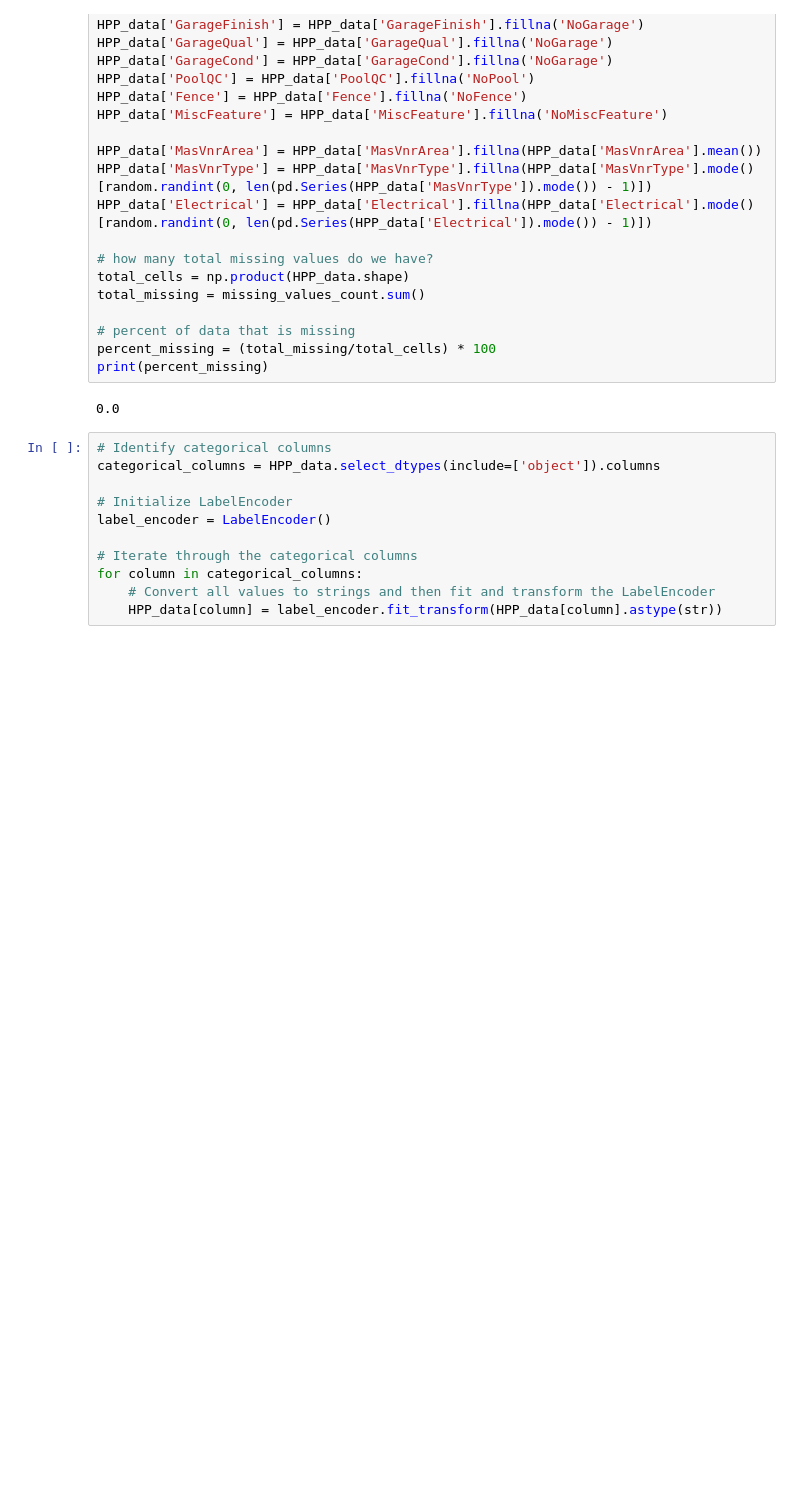
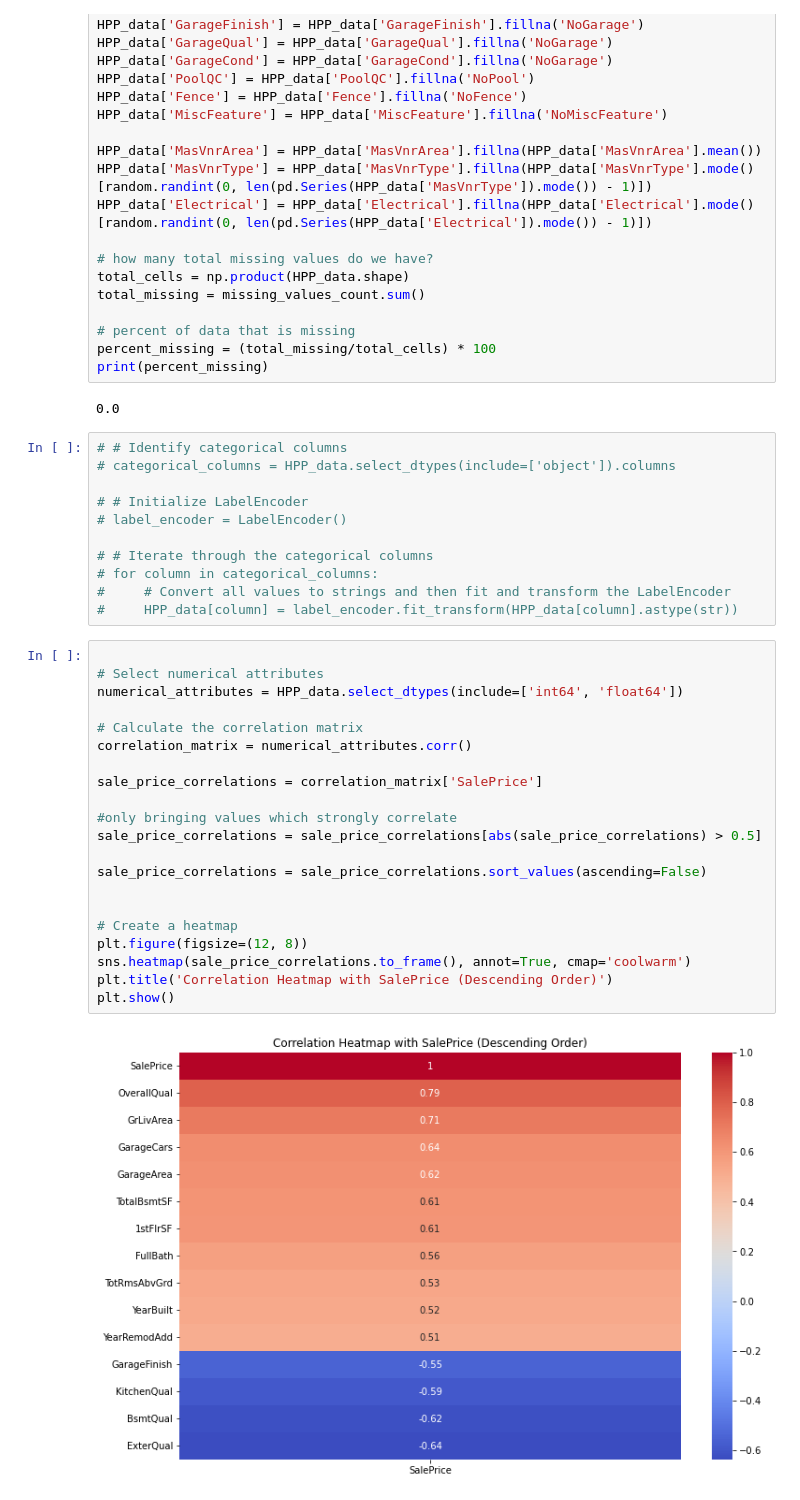
Before and after one commit to hakonsonstebo/HPP, a Jupyter notebook: frederickPlay/Preprocessing.ipynb, the cells around one changed output. Saved outputs shown, nothing was run; the diff lists cells and outputs as text; blank space fills up the shorter version.

```diff
--- a/frederickPlay/Preprocessing.ipynb
+++ b/frederickPlay/Preprocessing.ipynb
@@ -179,13 +179,36 @@ print(percent_missing)
 # %% [output]
 0.0
 # %%
-# Identify categorical columns
-categorical_columns = HPP_data.select_dtypes(include=['object']).columns
+# # Identify categorical columns
+# categorical_columns = HPP_data.select_dtypes(include=['object']).columns
 
-# Initialize LabelEncoder
-label_encoder = LabelEncoder()
+# # Initialize LabelEncoder
+# label_encoder = LabelEncoder()
 
-# Iterate through the categorical columns
-for column in categorical_columns:
-    # Convert all values to strings and then fit and transform the LabelEncoder
-    HPP_data[column] = label_encoder.fit_transform(HPP_data[column].astype(str))
+# # Iterate through the categorical columns
+# for column in categorical_columns:
+#     # Convert all values to strings and then fit and transform the LabelEncoder
+#     HPP_data[column] = label_encoder.fit_transform(HPP_data[column].astype(str))
+# %%
+
+# Select numerical attributes
+numerical_attributes = HPP_data.select_dtypes(include=['int64', 'float64'])
+
+# Calculate the correlation matrix
+correlation_matrix = numerical_attributes.corr()
+
+sale_price_correlations = correlation_matrix['SalePrice']
+
+#only bringing values which strongly correlate
+sale_price_correlations = sale_price_correlations[abs(sale_price_correlations) > 0.5]
+
+sale_price_correlations = sale_price_correlations.sort_values(ascending=False)
+
+
+# Create a heatmap
+plt.figure(figsize=(12, 8))
+sns.heatmap(sale_price_correlations.to_frame(), annot=True, cmap='coolwarm')
+plt.title('Correlation Heatmap with SalePrice (Descending Order)')
+plt.show()
+# %% [output]
+[figure, added]
```
Also changed, not shown: parts of 1 cell of this notebook, 1 other file.
